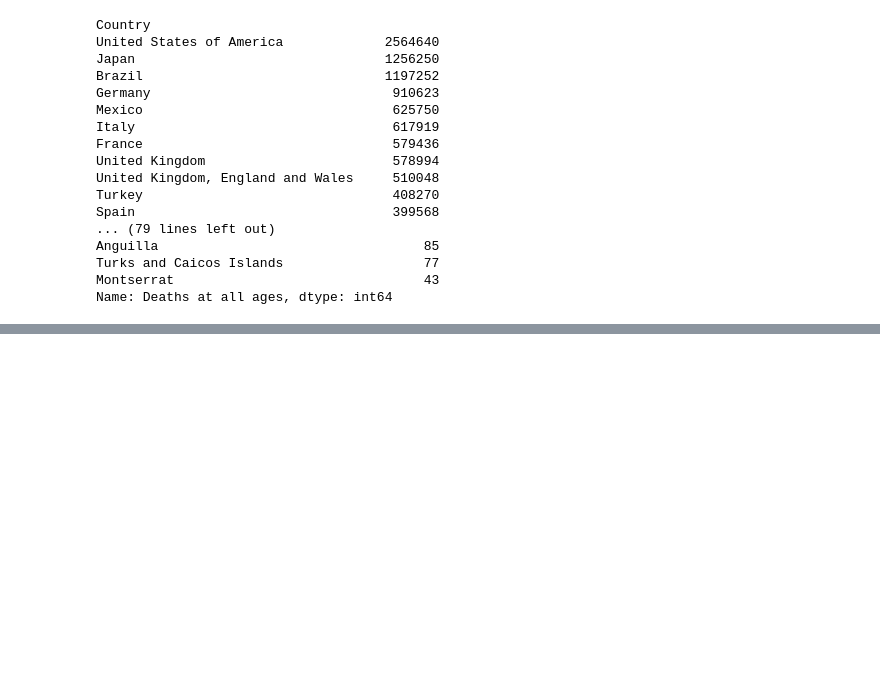
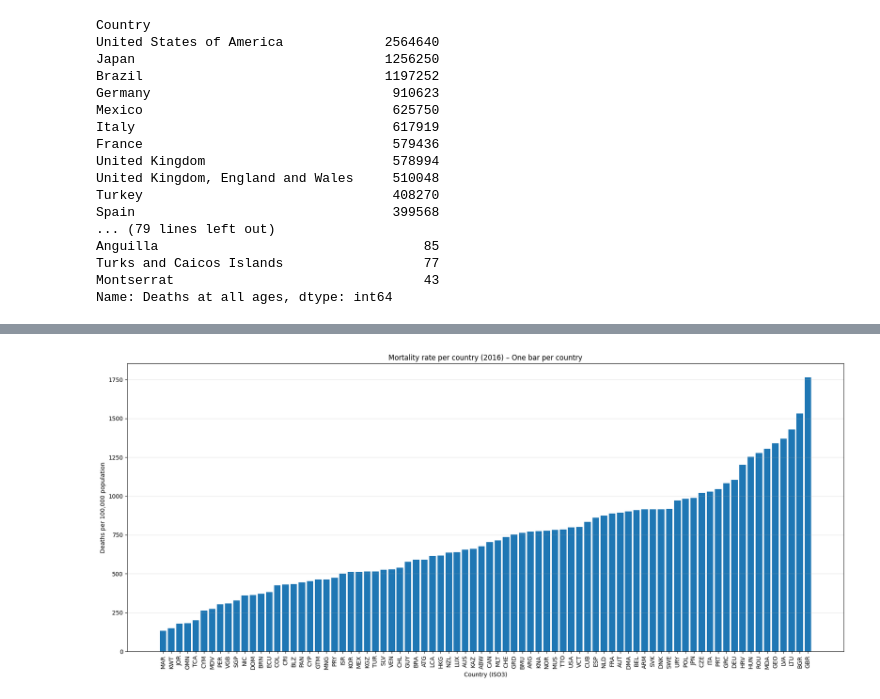
Before and after one commit to ihringerlinus/WHO_Mortality_Database, a Jupyter notebook: Übersicht.ipynb, the cells around one changed output, grey strips where cells are left out. Drawn from its saved outputs; the diff is of its cells as text; code cells hidden in the pictures; blank space fills up the shorter version.

```diff
--- a/Übersicht.ipynb
+++ b/Übersicht.ipynb
@@ -77,0 +224,19 @@ Name: Deaths at all ages, dtype: int64
+# %%
+# Sortieren nach Todesrate (optional, sieht schöner aus)
+mort_sorted = mortality_per_country.sort_values("Deaths_per_100k")
+
+plt.figure(figsize=(18, 8))
+plt.bar(mort_sorted["ISO3"], mort_sorted["Deaths_per_100k"])
+
+plt.xlabel("Country (ISO3)")
+plt.ylabel("Deaths per 100,000 population")
+plt.title("Mortality rate per country (2016) – One bar per country")
+
+# X-Achse lesbarer machen
+plt.xticks(rotation=90)
+
+plt.grid(axis='y', alpha=0.3)
+plt.tight_layout()
+plt.show()
+# %% [output]
+[figure, added]
```
Also changed, not shown: parts of 7 cells of this notebook, 2 other files.
